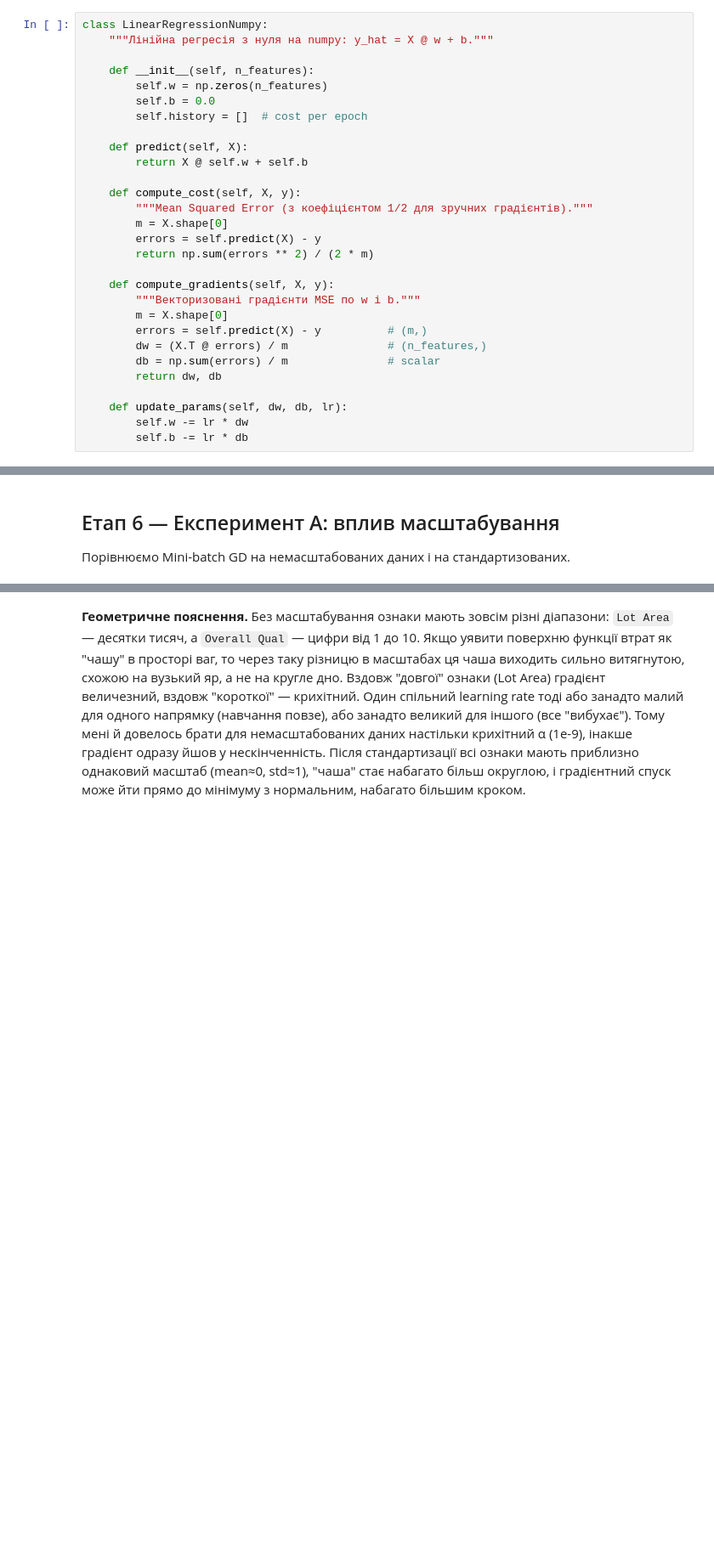
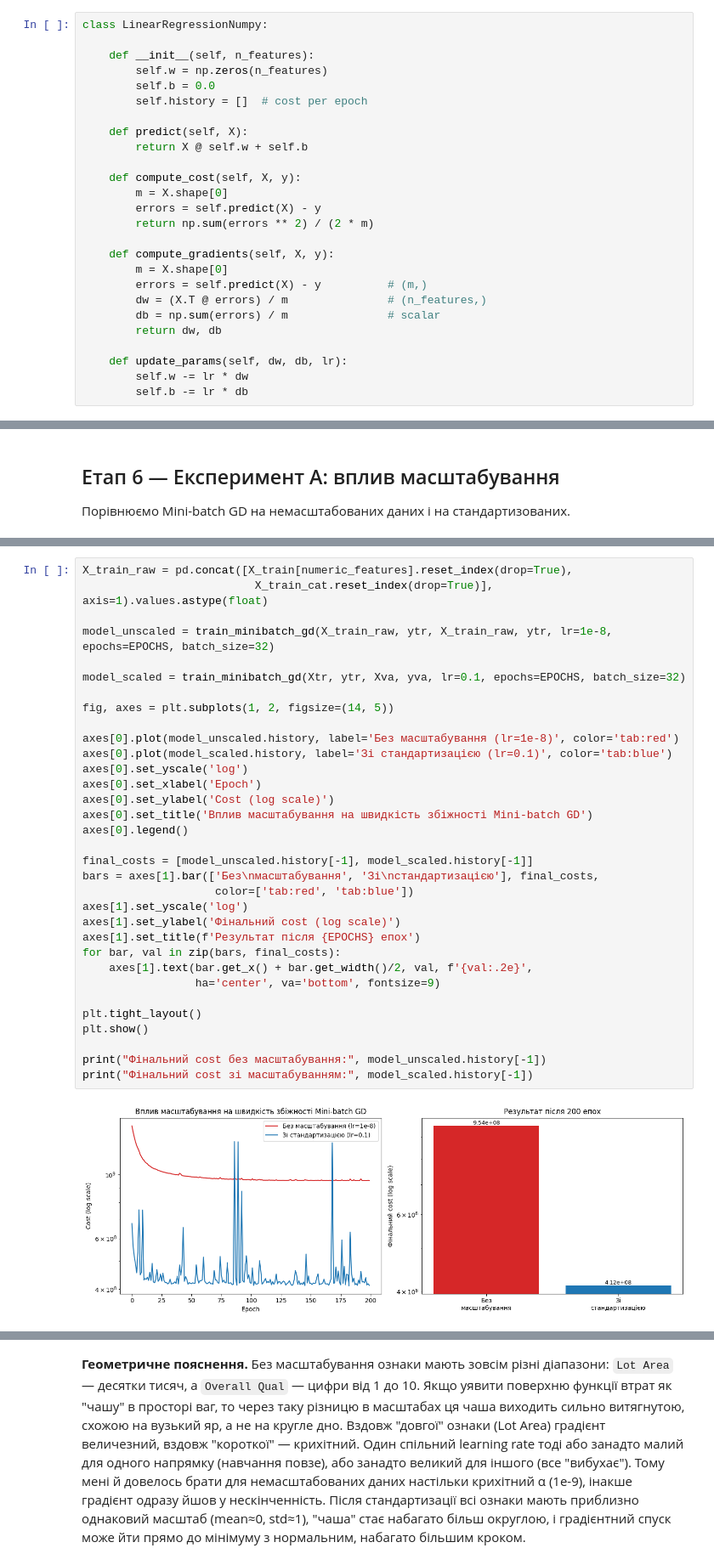
Before and after one commit to AlinaPavlenk18/machine-learning, a Jupyter notebook: lab1/lab1.ipynb, the cells around one changed output, grey strips where cells are left out. Shown at 85% size. Cells and saved outputs as stored; diff of their text form; blank space fills up the shorter version.

```diff
--- a/lab1/lab1.ipynb
+++ b/lab1/lab1.ipynb
@@ -322,7 +322,6 @@ print("Фінальна форма Train:", Xtr.shape)
 numpy, без циклів `for` по прикладах
 # %%
 class LinearRegressionNumpy:
-    """Лінійна регресія з нуля на numpy: y_hat = X @ w + b."""
 
     def __init__(self, n_features):
         self.w = np.zeros(n_features)
@@ -333,13 +332,11 @@ class LinearRegressionNumpy:
         return X @ self.w + self.b
 
     def compute_cost(self, X, y):
-        """Mean Squared Error (з коефіцієнтом 1/2 для зручних градієнтів)."""
         m = X.shape[0]
         errors = self.predict(X) - y
         return np.sum(errors ** 2) / (2 * m)
 
     def compute_gradients(self, X, y):
-        """Векторизовані градієнти MSE по w і b."""
         m = X.shape[0]
         errors = self.predict(X) - y          # (m,)
         dw = (X.T @ errors) / m               # (n_features,)
@@ -607,0 +643,35 @@ print("Фінальний cost зі масштабуванням:", model_scaled
+# %%
+X_train_raw = pd.concat([X_train[numeric_features].reset_index(drop=True),
+                          X_train_cat.reset_index(drop=True)], axis=1).values.astype(float)
+
+model_unscaled = train_minibatch_gd(X_train_raw, ytr, X_train_raw, ytr, lr=1e-8, epochs=EPOCHS, batch_size=32)
+
+model_scaled = train_minibatch_gd(Xtr, ytr, Xva, yva, lr=0.1, epochs=EPOCHS, batch_size=32)
+
+fig, axes = plt.subplots(1, 2, figsize=(14, 5))
+
+axes[0].plot(model_unscaled.history, label='Без масштабування (lr=1e-8)', color='tab:red')
+axes[0].plot(model_scaled.history, label='Зі стандартизацією (lr=0.1)', color='tab:blue')
+axes[0].set_yscale('log')
+axes[0].set_xlabel('Epoch')
+axes[0].set_ylabel('Cost (log scale)')
+axes[0].set_title('Вплив масштабування на швидкість збіжності Mini-batch GD')
+axes[0].legend()
+
+final_costs = [model_unscaled.history[-1], model_scaled.history[-1]]
+bars = axes[1].bar(['Без\nмасштабування', 'Зі\nстандартизацією'], final_costs,
+                    color=['tab:red', 'tab:blue'])
+axes[1].set_yscale('log')
+axes[1].set_ylabel('Фінальний cost (log scale)')
+axes[1].set_title(f'Результат після {EPOCHS} епох')
+for bar, val in zip(bars, final_costs):
+    axes[1].text(bar.get_x() + bar.get_width()/2, val, f'{val:.2e}',
+                 ha='center', va='bottom', fontsize=9)
+
+plt.tight_layout()
+plt.show()
+
+print("Фінальний cost без масштабування:", model_unscaled.history[-1])
+print("Фінальний cost зі масштабуванням:", model_scaled.history[-1])
+# %% [output]
+[figure, added]
```
Also changed, not shown: parts of 9 cells of this notebook.
